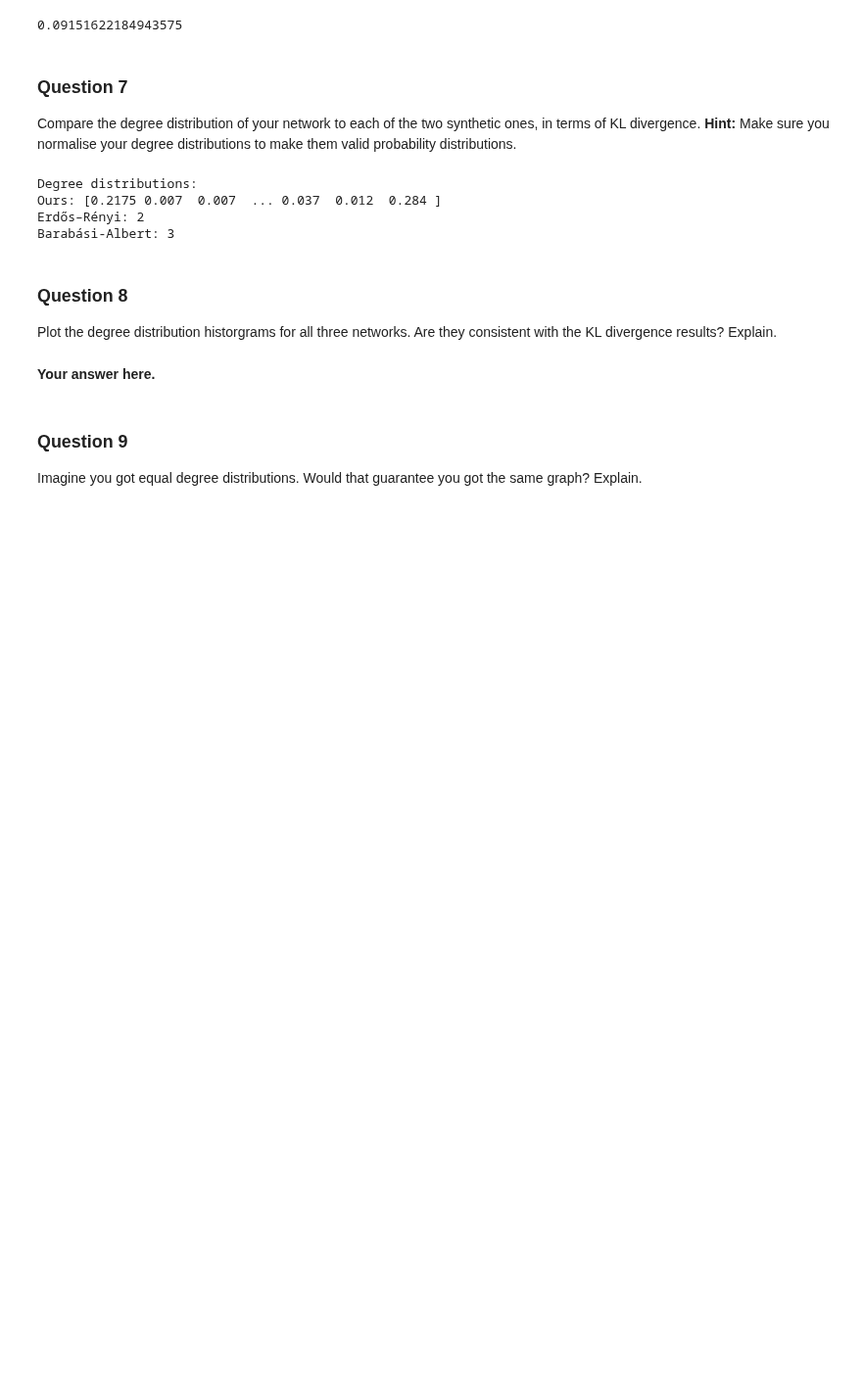
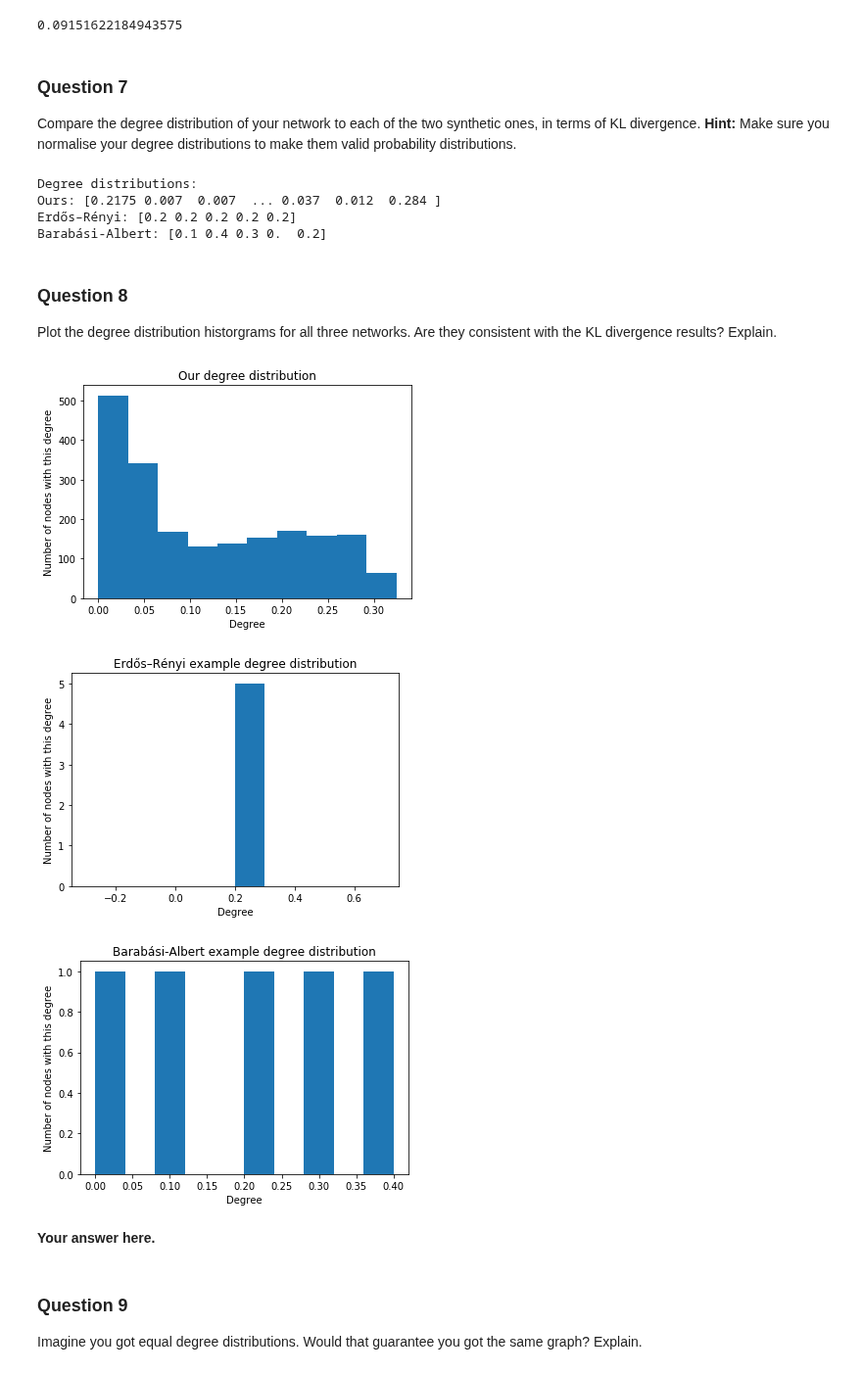
Before and after one commit to TTimTT/NTDS_Project, a Jupyter notebook: milestones_2/al_network_models.ipynb, the cells around one changed output. Shown at 98% size. Saved outputs shown, nothing was run; the diff lists cells and outputs as text; code cells hidden in the pictures; blank space fills up the shorter version.

```diff
--- a/milestones_2/al_network_models.ipynb
+++ b/milestones_2/al_network_models.ipynb
@@ -171,14 +172,14 @@ kl_divergence(p_test, q_test)
 Compare the degree distribution of your network to each of the two synthetic ones, in terms of KL divergence. **Hint:** Make sure you normalise your degree distributions to make them valid probability distributions.
 # %%
 our_deg_distr = sum(np.ceil(adjacency))/n_nodes
-er_deg_distr = sum(er)/er.shape[0]
-ba_deg_distr = sum(ba)/ba.shape[0]
+er_deg_distr = np.array([.2,.2,.2,.2,.2])#sum(er)/er.shape[0]
+ba_deg_distr = np.array([.1,.4,.3,0,.2])#sum(ba)/ba.shape[0]
 print('Degree distributions:\nOurs:',our_deg_distr, '\nErdős–Rényi:', er_deg_distr, '\nBarabási-Albert:',ba_deg_distr)
 # %% [output]
 Degree distributions:
 Ours: [0.2175 0.007  0.007  ... 0.037  0.012  0.284 ]
-Erdős–Rényi: 2
-Barabási-Albert: 3
+Erdős–Rényi: [0.2 0.2 0.2 0.2 0.2]
+Barabási-Albert: [0.1 0.4 0.3 0.  0.2]
 # %% [markdown]
 ### Question 8
 
@@ -188,3 +187,25 @@ Plot the degree distribution historgrams for all three networks. Are they consis
+# %%
+plt.hist(our_deg_distr)
+plt.title('Our degree distribution')
+plt.xlabel('Degree')
+plt.ylabel('Number of nodes with this degree')
+plt.show()
+
+plt.hist(er_deg_distr)
+plt.title('Erdős–Rényi example degree distribution')
+plt.xlabel('Degree')
+plt.ylabel('Number of nodes with this degree')
+plt.show()
+
+plt.hist(ba_deg_distr)
+plt.title('Barabási-Albert example degree distribution')
+plt.xlabel('Degree')
+plt.ylabel('Number of nodes with this degree')
+plt.show()
+# %% [output]
+[figure, added]
+[figure, added]
+[figure, added]
 # %% [markdown]
 **Your answer here.**
 # %% [markdown]
```
Also changed, not shown: parts of 4 cells of this notebook.
